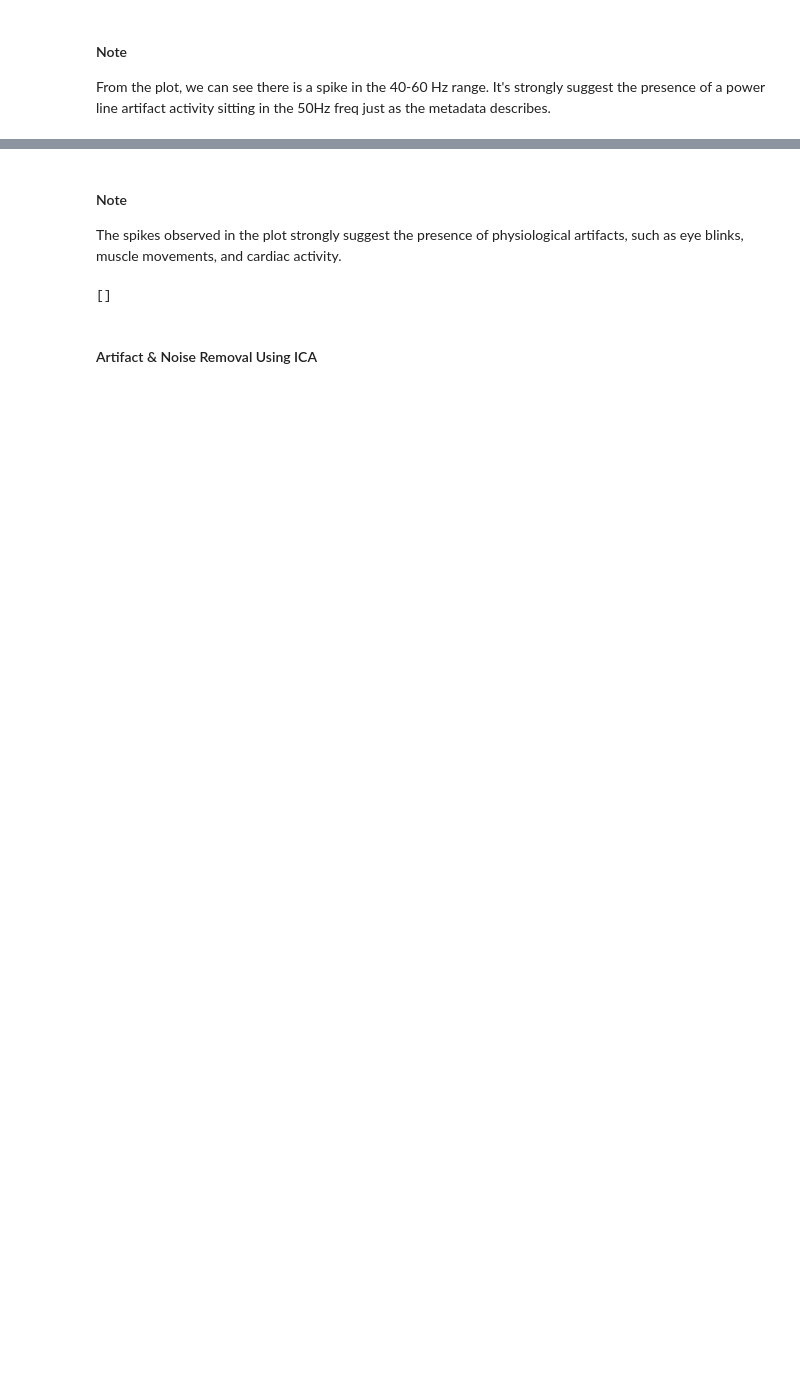
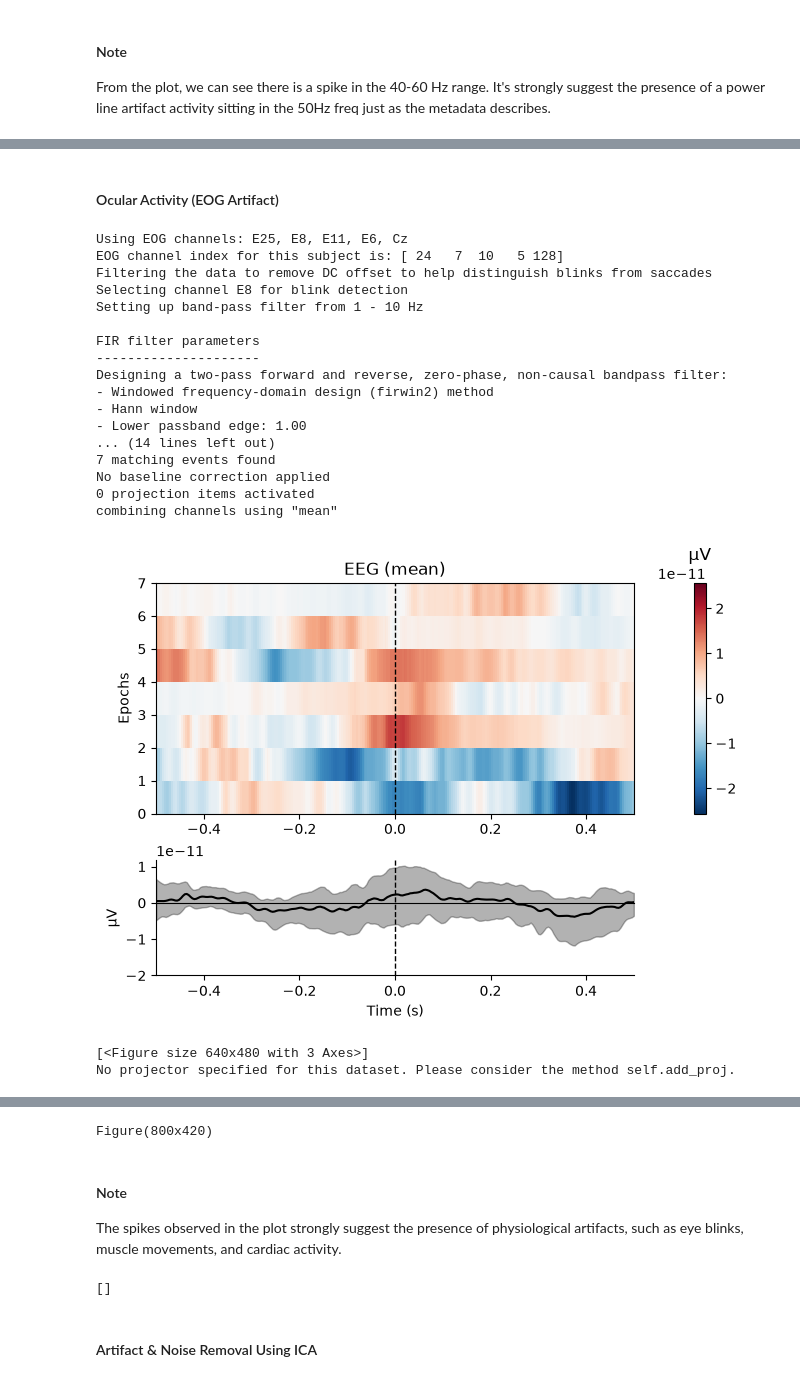
Before and after one commit to HenryGunadi/eeg-emotion-analysis, a Jupyter notebook: notebooks/data_preprocessing.ipynb, the cells around one changed output, grey strips where cells are left out. Cells and saved outputs as stored; diff of their text form; code cells hidden in the pictures; blank space fills up the shorter version.

```diff
--- a/notebooks/data_preprocessing.ipynb
+++ b/notebooks/data_preprocessing.ipynb
@@ -147 +231,28 @@ Butterworth bandpass zero-phase (two-pass forward and reverse) non-causal filter
 Figure(800x800)
+# %% [markdown]
+#### Ocular Activity (EOG Artifact)
+# %%
+eog_epochs = mne.preprocessing.create_eog_epochs(dens_003, ch_name=['E25','E8','E11','E6','Cz'], baseline=(-0.5, -0.2))
+print(eog_epochs.plot_image(combine="mean"))
+print(eog_epochs.average().plot_joint())
+# %% [output]
+Using EOG channels: E25, E8, E11, E6, Cz
+EOG channel index for this subject is: [ 24   7  10   5 128]
+Filtering the data to remove DC offset to help distinguish blinks from saccades
+Selecting channel E8 for blink detection
+Setting up band-pass filter from 1 - 10 Hz
+
+FIR filter parameters
+---------------------
+Designing a two-pass forward and reverse, zero-phase, non-causal bandpass filter:
+- Windowed frequency-domain design (firwin2) method
+- Hann window
+- Lower passband edge: 1.00
+... (14 lines left out)
+7 matching events found
+No baseline correction applied
+0 projection items activated
+combining channels using "mean"
+[figure, added]
+[<Figure size 640x480 with 3 Axes>]
+No projector specified for this dataset. Please consider the method self.add_proj.
@@ -148,3 +260,4 @@ Figure(800x800)
+Figure(800x420)
 # %% [markdown]
 #### Note
 
```
Also changed, not shown: parts of 18 cells of this notebook, 1 other file.
